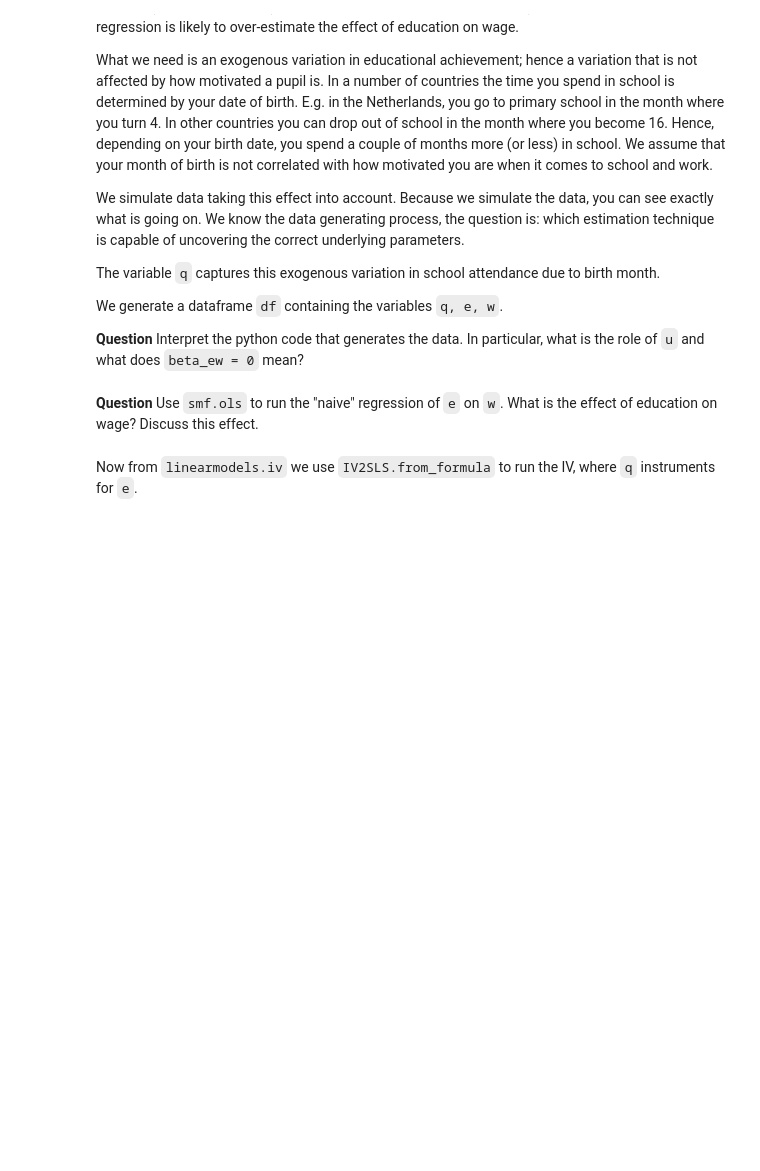
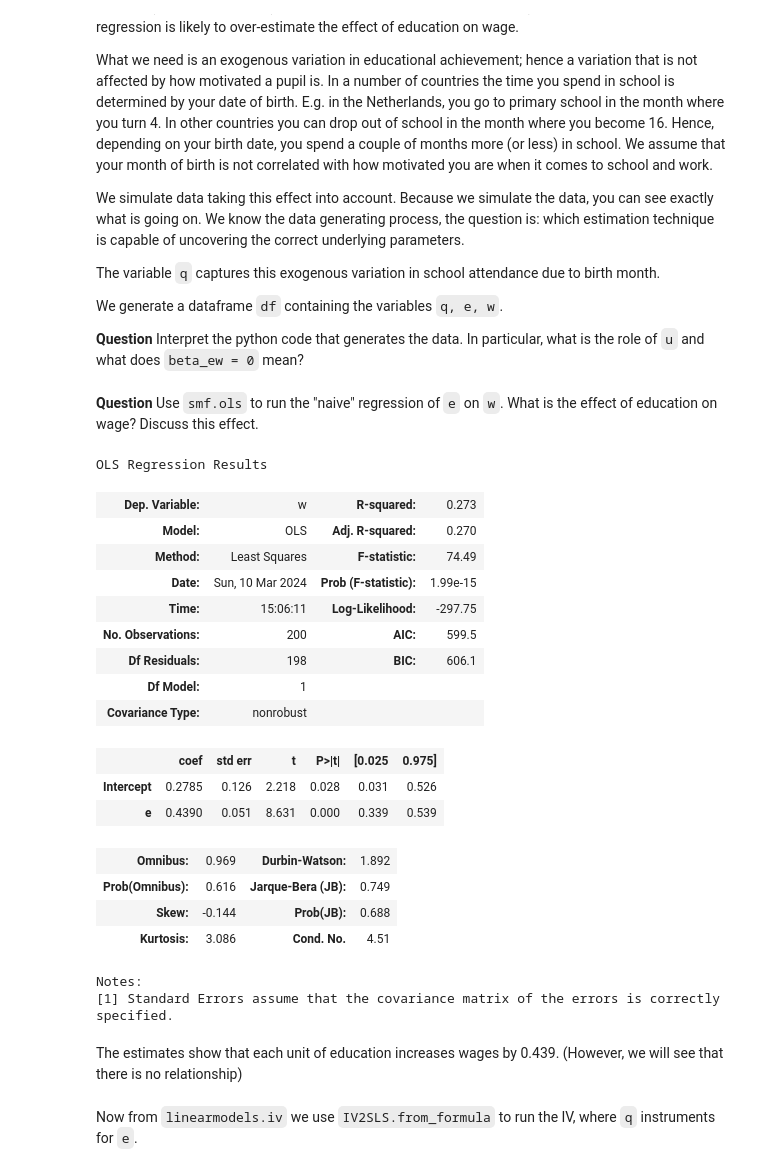
Before and after one commit to cejkiebo/msc_datascience, a Jupyter notebook: Statistical_Hacking.ipynb, the cells around one changed output. Drawn from its saved outputs; the diff is of its cells as text; code cells hidden in the pictures; blank space fills up the shorter version.

Commit message:
Instrumental variables done

```diff
--- a/Statistical_Hacking.ipynb
+++ b/Statistical_Hacking.ipynb
@@ -2768,3 +2765,31 @@ raise NotImplementedError()
+# %%
+# YOUR CODE HERE
+smf.ols(
+    formula = "w~e",
+    data = df
+).fit().summary()
+# %% [output]
+OLS Regression Results
+| Dep. Variable: | w | R-squared: | 0.273 |
+| Model: | OLS | Adj. R-squared: | 0.270 |
+| Method: | Least Squares | F-statistic: | 74.49 |
+| Date: | Sun, 10 Mar 2024 | Prob (F-statistic): | 1.99e-15 |
+| Time: | 15:06:11 | Log-Likelihood: | -297.75 |
+| No. Observations: | 200 | AIC: | 599.5 |
+| Df Residuals: | 198 | BIC: | 606.1 |
+| Df Model: | 1 |  |  |
+| Covariance Type: | nonrobust |  |  |
+|  | coef | std err | t | P>|t| | [0.025 | 0.975] |
+| Intercept | 0.2785 | 0.126 | 2.218 | 0.028 | 0.031 | 0.526 |
+| e | 0.4390 | 0.051 | 8.631 | 0.000 | 0.339 | 0.539 |
+| Omnibus: | 0.969 | Durbin-Watson: | 1.892 |
+| Prob(Omnibus): | 0.616 | Jarque-Bera (JB): | 0.749 |
+| Skew: | -0.144 | Prob(JB): | 0.688 |
+| Kurtosis: | 3.086 | Cond. No. | 4.51 |
+Notes:
+[1] Standard Errors assume that the covariance matrix of the errors is correctly specified.
+# %% [markdown]
+The estimates show that each unit of education increases wages by 0.439. (However, we will see that there is no relationship)
 # %% [markdown]
 Now from `linearmodels.iv` we use `IV2SLS.from_formula` to run the IV, where `q` instruments for `e`.
 # %%
```
Also changed, not shown: parts of 8 cells of this notebook.
